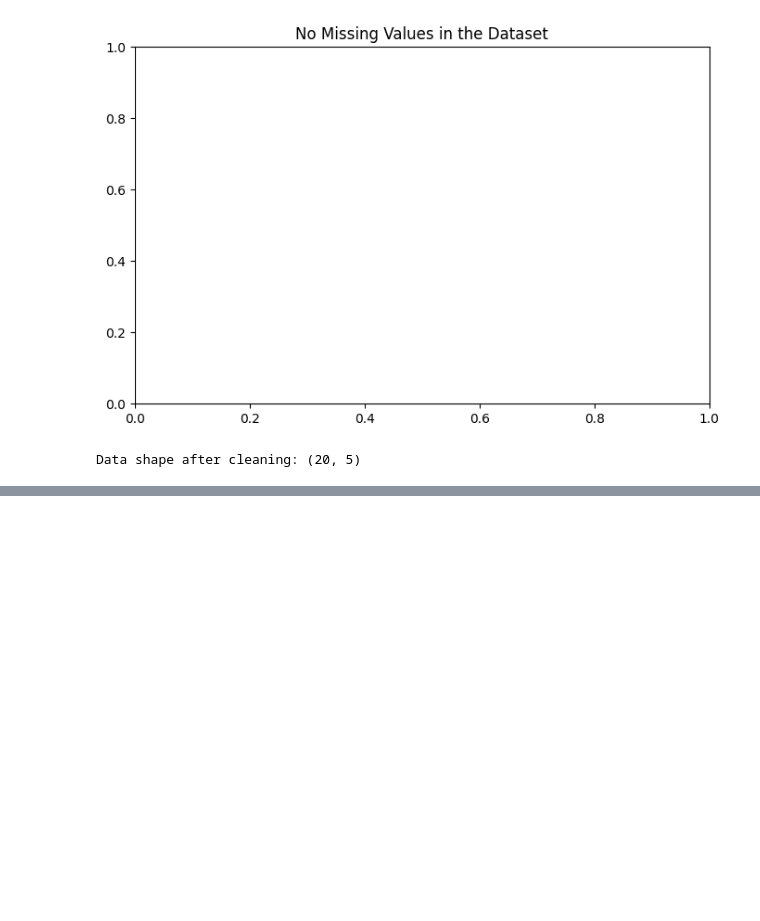
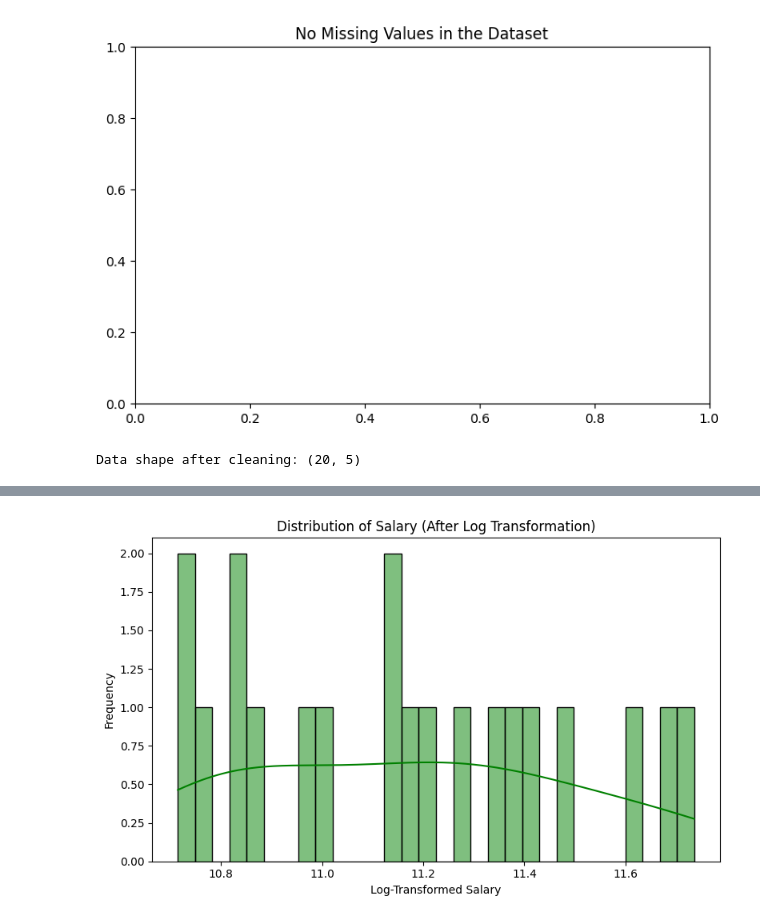
Before and after one commit to DevBatra05/AIML_Sem_4, a Jupyter notebook: Lab_02.ipynb, the cells around one changed output, grey strips where cells are left out. Cells and saved outputs as stored; diff of their text form; code cells hidden in the pictures; blank space fills up the shorter version.

```diff
--- a/Lab_02.ipynb
+++ b/Lab_02.ipynb
@@ -61,0 +79,11 @@ data[numerical_cols] = StandardScaler().fit_transform(data[numerical_cols])
+# %%
+# Visualize the transformed target variable distribution
+plt.figure(figsize=(8, 5))
+sns.histplot(data['Salary'], kde=True, bins=30, color='green')
+plt.title('Distribution of Salary (After Log Transformation)')
+plt.xlabel('Log-Transformed Salary')
+plt.ylabel('Frequency')
+plt.tight_layout()
+plt.show()
+# %% [output]
+[figure, added]
```
Also changed, not shown: parts of 19 cells of this notebook.
